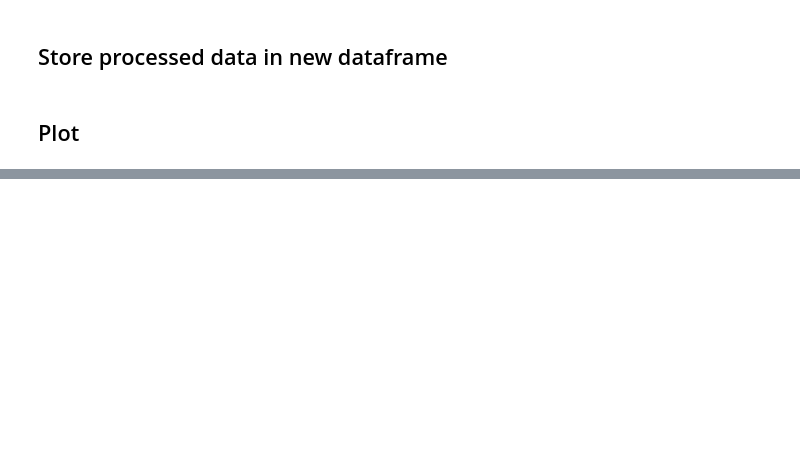
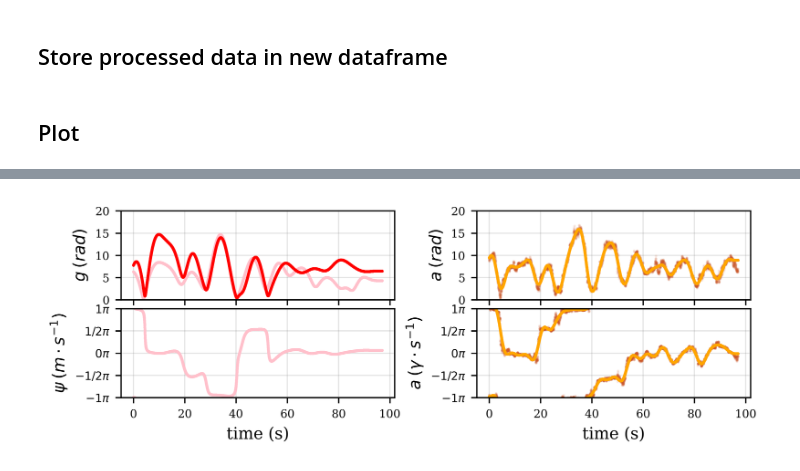
Before and after one commit to BenCellini/wind-sense-analysis, a Jupyter notebook: notebooks/process_data.ipynb, the cells around one changed output, grey strips where cells are left out. Drawn from its saved outputs; the diff is of its cells as text; code cells hidden in the pictures; blank space fills up the shorter version.

```diff
--- a/notebooks/process_data.ipynb
+++ b/notebooks/process_data.ipynb
@@ -182,3 +272,101 @@ plt.show()
+# %%
+fig, ax = plt.subplots(2, 2, figsize=(6,2), dpi=600)
+
+# g
+ax[0,0].plot(time, df['g'], color='pink',
+             linestyle='',
+             linewidth=1,
+             marker='.',
+             markersize=mksz,
+             alpha=1)
+ax[0,0].plot(time, 1.6*opt_mag, color='red',
+             linestyle='',
+             linewidth=1,
+             marker='.',
+             markersize=mksz,
+             alpha=1)
+
+# Psi
+ax[1,0].plot(time, utility.wrapToPi(df['psi']), color='pink',
+             linestyle='',
+             linewidth=1,
+             marker='.',
+             markersize=mksz,
+             alpha=1)
+
+
+# a
+ax[0,1].plot(time, df['a'], color=(0.80, 0.3451, 0.1647),
+             linestyle='',
+             linewidth=1,
+             marker = '.',
+             markersize=mksz,
+             alpha=0.1)
+
+ax[0,1].plot(time, df['a_filt'], color='orange',
+             linestyle='',
+             linewidth=1,
+             marker='.',
+             markersize=mksz,
+             alpha=1)
+
+# Gamma
+ax[1,1].plot(time, utility.wrapToPi(df['gamma']), color=(0.80, 0.3451, 0.1647),
+             linestyle='',
+             linewidth=1,
+             marker = '.',
+             markersize=mksz,
+             alpha = 0.1)
+
+ax[1,1].plot(time, utility.wrapToPi(df['gamma_filt']), color='orange',
+             linestyle='',
+             linewidth=1,
+             marker = '.',
+             markersize=mksz)
+
+
+ylabels = ['$g \:(rad)$', '$a \:(rad)$', r'$\psi \:(m \cdot s^{-1})$', r'$a \:(\gamma \cdot s^{-1})$']
+
+ytickpispace = 0.5
+p = 1
+for a in ax.reshape(-1):
+    a.tick_params(axis='x', labelsize=7)
+    a.tick_params(axis='y', labelsize=7)
+    a.grid(color='gray', linestyle='-', linewidth=0.75, alpha=0.2)
+
+    if p < 3:
+        a.tick_params(axis='x', labelbottom=[])
+
+    a.set_ylabel(ylabels[p-1])
+    if p > 2:
+        a.set_xlabel('time (s)')
+
+    if p > 2:
+        a.set_ylim(-1*np.pi, 1*np.pi)
+        ylim = a.get_ylim()
+        yticks = np.arange(ylim[0], ylim[1]+0.01, ytickpispace*np.pi)
+        ytickpi = yticks / np.pi
+        ytickslabels = ytickpi.tolist()
+        for y in range(len(ytickslabels)):
+            ytickslabels[y] = ('$'+ str(Fraction(ytickslabels[y])) + '\pi$')
+        a.set_yticks(yticks)
+        a.set_yticklabels(ytickslabels)
+    else:
+        a.set_yticks(np.arange(0,50,5))
+        a.set_ylim(0, 20)
+
+    p = p + 1
+
+left  = 0.0  # the left side of the subplots of the figure
+right = 0.9    # the right side of the subplots of the figure
+bottom = 0.1   # the bottom of the subplots of the figure
+top = 0.9      # the top of the subplots of the figure
+wspace = 0.3   # the amount of width reserved for blank space between subplots
+hspace = 0.1   # the amount of height reserved for white space between subplots
+
+plt.subplots_adjust(left=left, bottom=bottom, right=right, top=top, wspace=wspace, hspace=hspace)
+# %% [output]
+[figure, added]
 # %%
 plotdata = df.copy()
 plotdata['phi'] = -plotdata['phi'].values + np.deg2rad(90)
```
Also changed, not shown: parts of 8 cells of this notebook, 4 other files.
